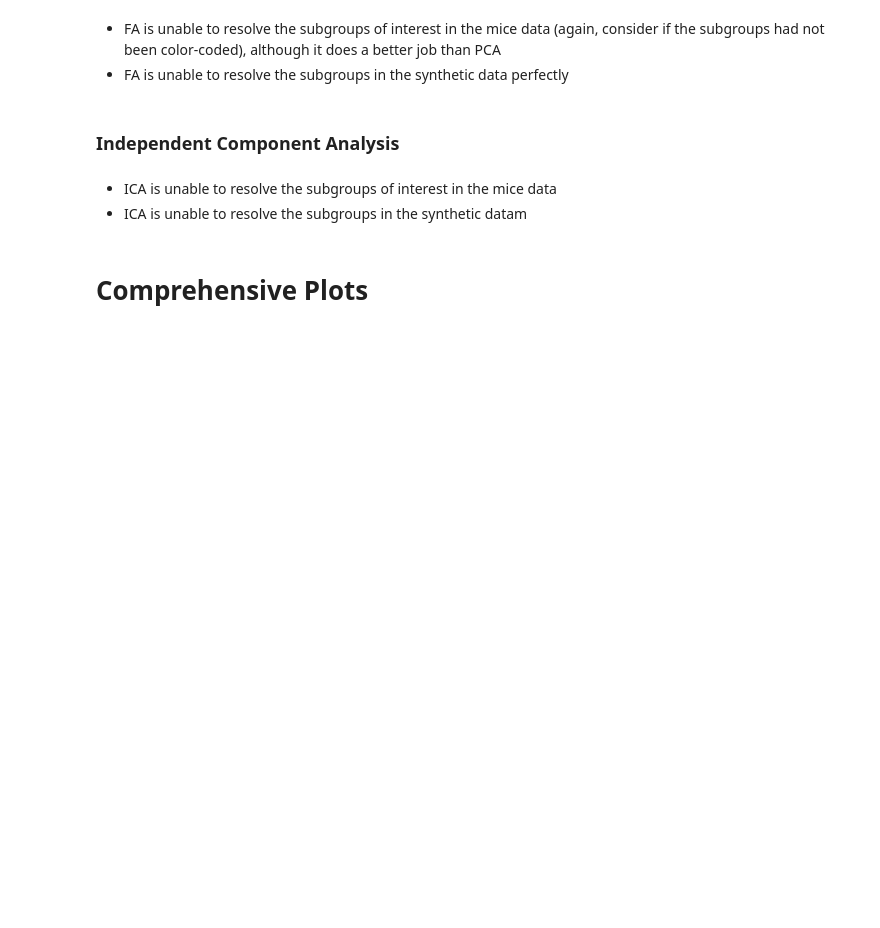
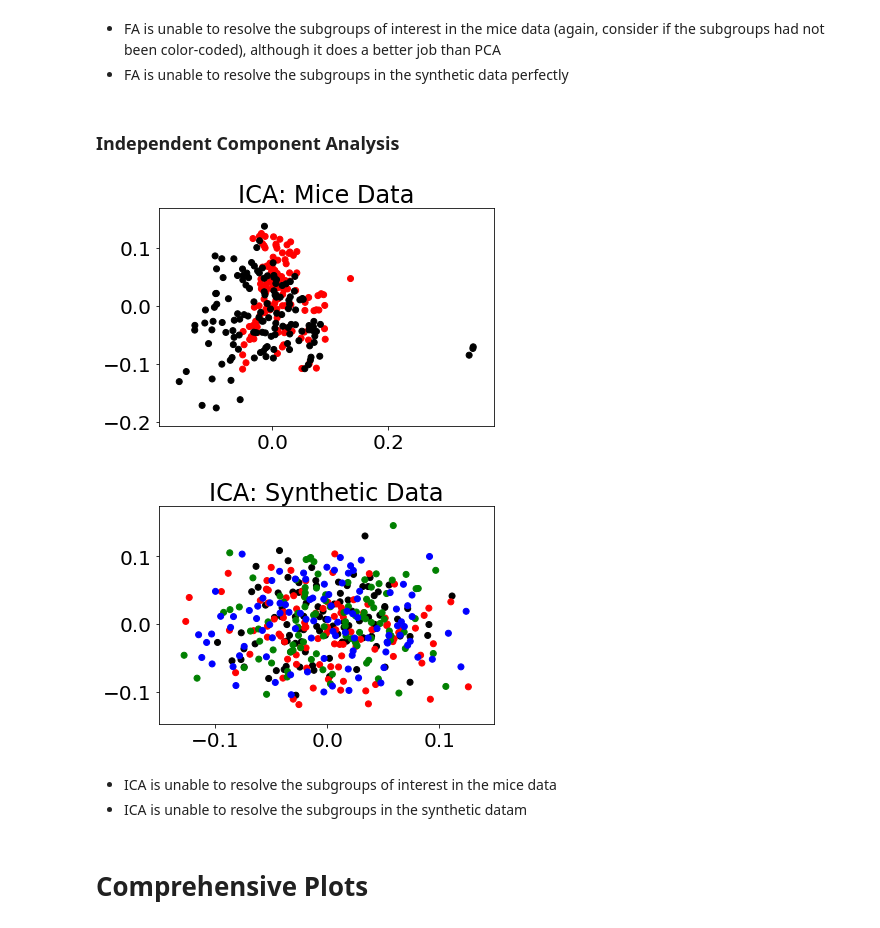
Before and after one commit to abidlabs/contrastive, a Jupyter notebook: experiments/Comparing cPCA to other Techniques (Figure S2).ipynb, the cells around one changed output. Saved outputs shown, nothing was run; the diff lists cells and outputs as text; code cells hidden in the pictures; blank space fills up the shorter version.

```diff
--- a/experiments/Comparing cPCA to other Techniques (Figure S2).ipynb
+++ b/experiments/Comparing cPCA to other Techniques (Figure S2).ipynb
@@ -303,19 +309,25 @@ synthetic.append(projected_data_)
 # %% [markdown]
 ### Independent Component Analysis
 # %%
-# from sklearn.decomposition import FastICA as ICA
+from sklearn.decomposition import FastICA as ICA
 
-# mdl = ICA(n_components=2)
+mdl = ICA(n_components=2)
 
-# projected_data = mdl.fit_transform(target)
-# plt.figure()
-# plt.scatter(*projected_data.T, c=sub_group_labels, cmap=cmap2)
-# plt.title('ICA: Mice Data')
+projected_data = mdl.fit_transform(target)
+plt.figure()
+plt.scatter(*projected_data.T, c=sub_group_labels, cmap=cmap2)
+plt.title('ICA: Mice Data')
 
-# projected_data_ = mdl.fit_transform(target_)
-# plt.figure()
-# plt.scatter(*projected_data_.T, c=sub_group_labels_, cmap=cmap4)
-# plt.title('ICA: Synthetic Data')
+projected_data_ = mdl.fit_transform(target_)
+plt.figure()
+plt.scatter(*projected_data_.T, c=sub_group_labels_, cmap=cmap4)
+plt.title('ICA: Synthetic Data')
+
+mice.append(projected_data)
+synthetic.append(projected_data_)
+# %% [output]
+[figure, added]
+[figure, added]
 # %% [markdown]
 * ICA is unable to resolve the subgroups of interest in the mice data
 * ICA is unable to resolve the subgroups in the synthetic datam
```
Also changed, not shown: parts of 12 cells of this notebook, 2 other files.
